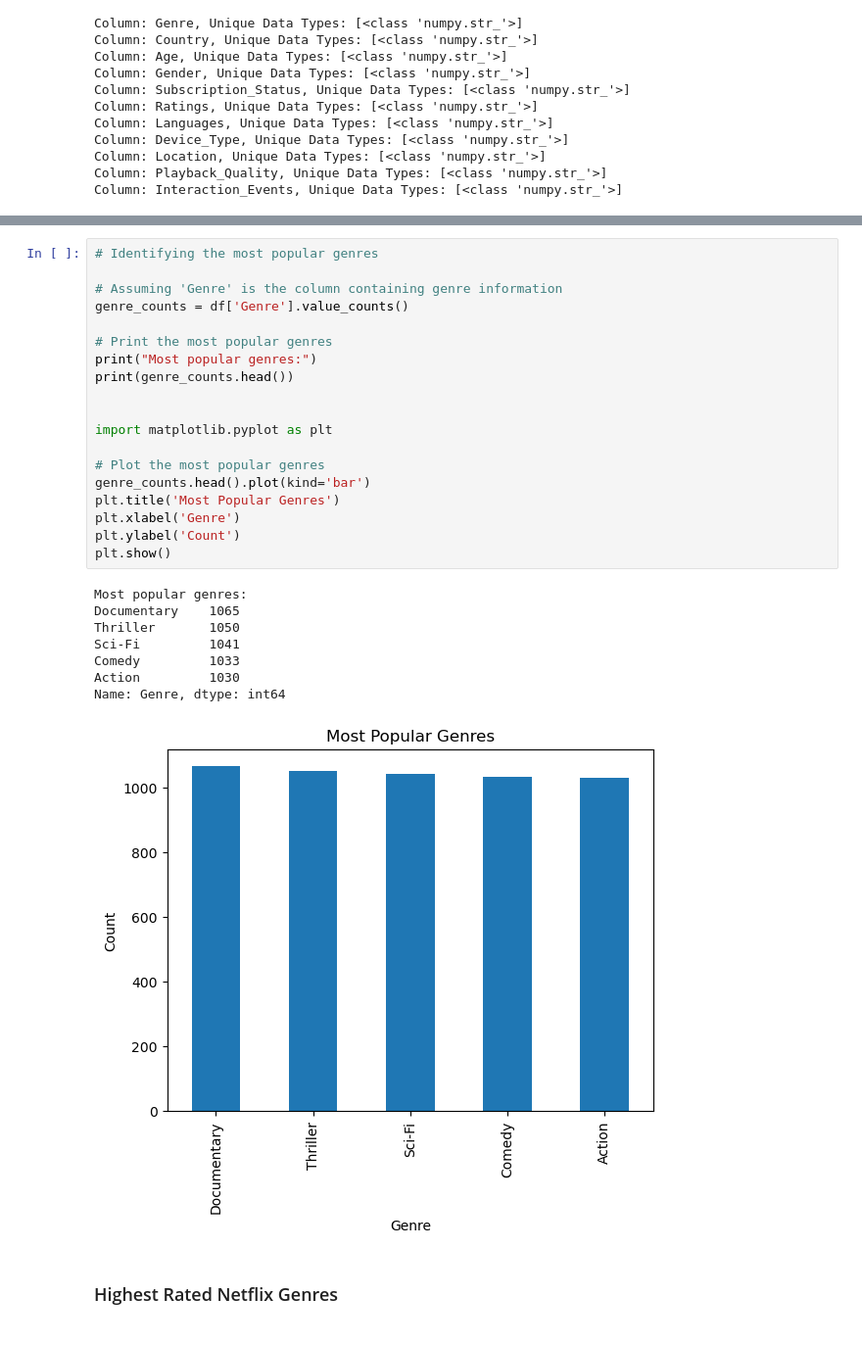
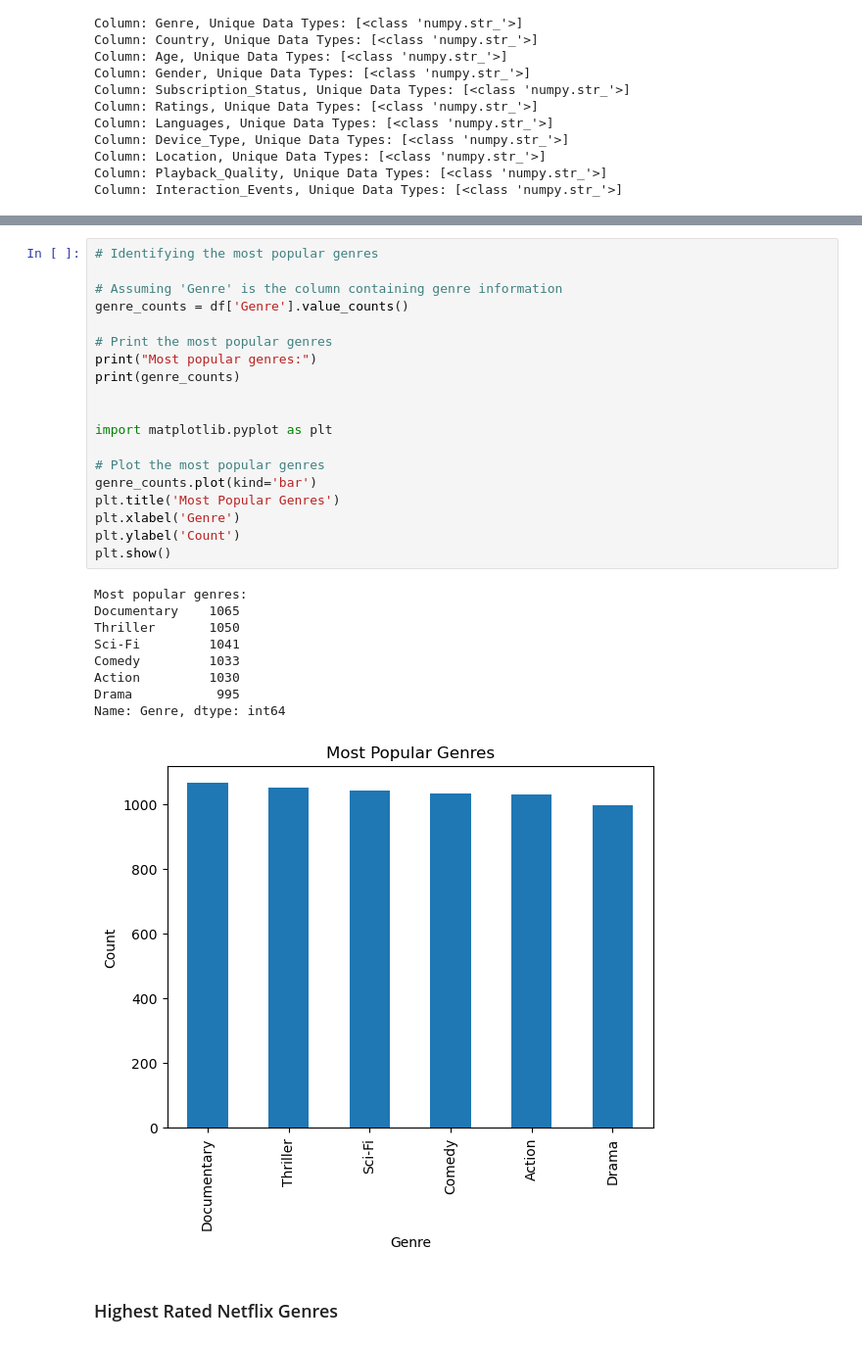
Before and after one commit to HamiltonWilliamsBusiness/Kaggle-Streaming-Application-Data-Insights, a Jupyter notebook: netflix.ipynb, the cells around one changed output, grey strips where cells are left out. Shown at 98% size. Cells and saved outputs as stored; diff of their text form.

```diff
--- a/netflix.ipynb
+++ b/netflix.ipynb
@@ -137,31 +113,32 @@ dtype: object
 # %%
 # Identifying the most popular genres
 
 # Assuming 'Genre' is the column containing genre information
 genre_counts = df['Genre'].value_counts()
 
 # Print the most popular genres
 print("Most popular genres:")
-print(genre_counts.head())
+print(genre_counts)
 
 
 import matplotlib.pyplot as plt
 
 # Plot the most popular genres
-genre_counts.head().plot(kind='bar')
+genre_counts.plot(kind='bar')
 plt.title('Most Popular Genres')
 plt.xlabel('Genre')
 plt.ylabel('Count')
 plt.show()
 # %% [output]
 Most popular genres:
 Documentary    1065
 Thriller       1050
 Sci-Fi         1041
 Comedy         1033
 Action         1030
+Drama           995
 Name: Genre, dtype: int64
-[figure, old version]
+[figure, new version]
 # %% [markdown]
 ### Highest Rated Netflix Genres
 # %%
```
Also changed, not shown: parts of 1 cell of this notebook.
